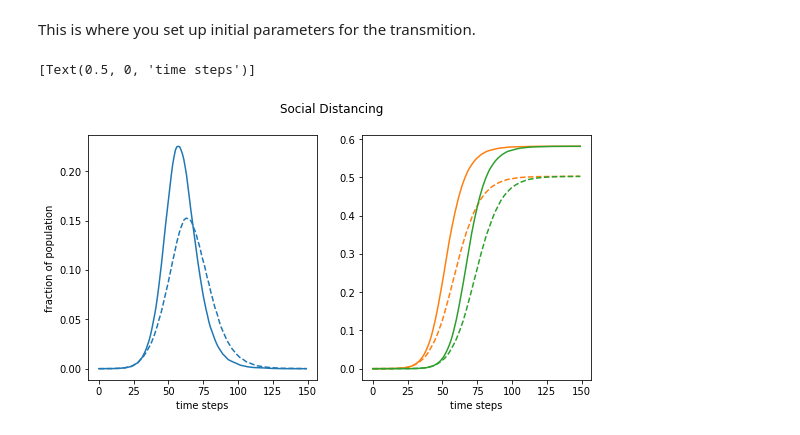
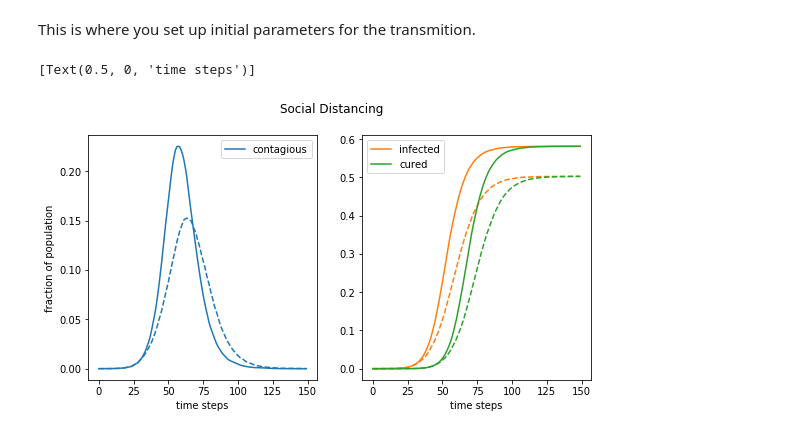
Before and after one commit to mkspillane/Infection, a Jupyter notebook: Infection.ipynb, the cells around one changed output. Cells and saved outputs as stored; diff of their text form; code cells hidden in the pictures.

Commit message:
added legend to plot

```diff
--- a/Infection.ipynb
+++ b/Infection.ipynb
@@ -147,18 +147,20 @@ for i in range(N):
 # %%
 fig, (ax1, ax2) = plt.subplots(nrows = 1,ncols = 2, figsize=(9, 4.5))
 fig.suptitle('Social Distancing')
 ax1.plot(cont/pop_size, 'C0', label = 'contagious')
 ax1.plot(cont1/pop_size, 'C0--')
+ax1.legend()
 ax1.set(xlabel='time steps', ylabel='fraction of population')
 
 ax2.plot(infect/pop_size,'C1',label = 'infected')
 ax2.plot(infect1/pop_size, 'C1--')
 ax2.plot(cured/pop_size,'C2',label = 'cured')
 ax2.plot(cured1/pop_size, 'C2--')
+ax2.legend()
 ax2.set(xlabel='time steps')
 # %% [output]
 [Text(0.5, 0, 'time steps')]
-[figure, old version]
+[figure, new version]
 # %%
 cont1 = cont
 infect1 = infect
```
Also changed, not shown: 2 other files.
